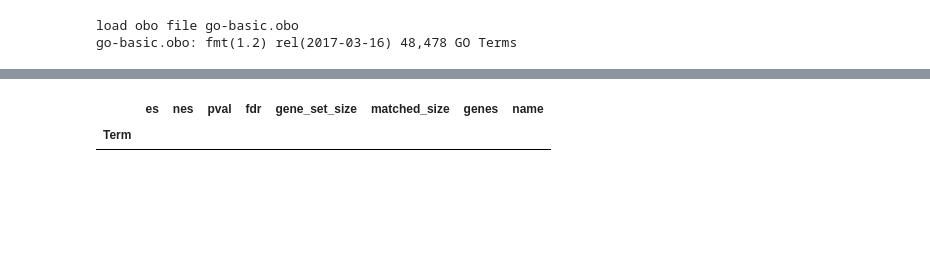
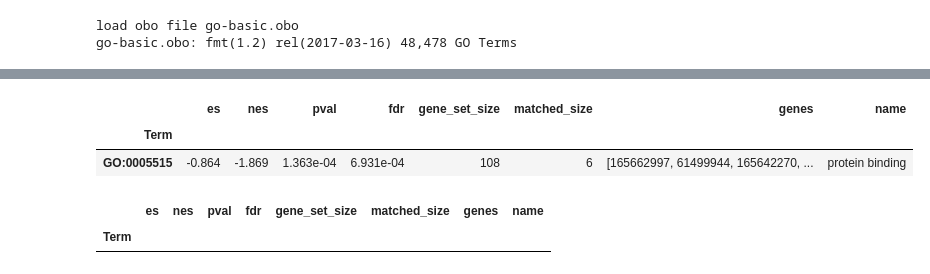
Before and after one commit to fagan2888/CM7_CM1E2d56col_unenr123_rawextract_2017, a Jupyter notebook: scripts/gseapy.ipynb, the cells around one changed output, grey strips where cells are left out. Cells and saved outputs as stored; diff of their text form; code cells hidden in the pictures; blank space fills up the shorter version.

```diff
--- a/scripts/gseapy.ipynb
+++ b/scripts/gseapy.ipynb
@@ -215,3 +339,9 @@ bp_rt
+# %%
+mf_wt
+# %% [output]
+|  | es | nes | pval | fdr | gene_set_size | matched_size | genes | name |
+| Term |  |  |  |  |  |  |  |  |
+| GO:0005515 | -0.864 | -1.869 | 1.363e-04 | 6.931e-04 | 108 | 6 | [165662997, 61499944, 165642270, ... | protein binding |
 # %%
 bp_rag
 # %% [output]
```
Also changed, not shown: parts of 28 cells of this notebook.
